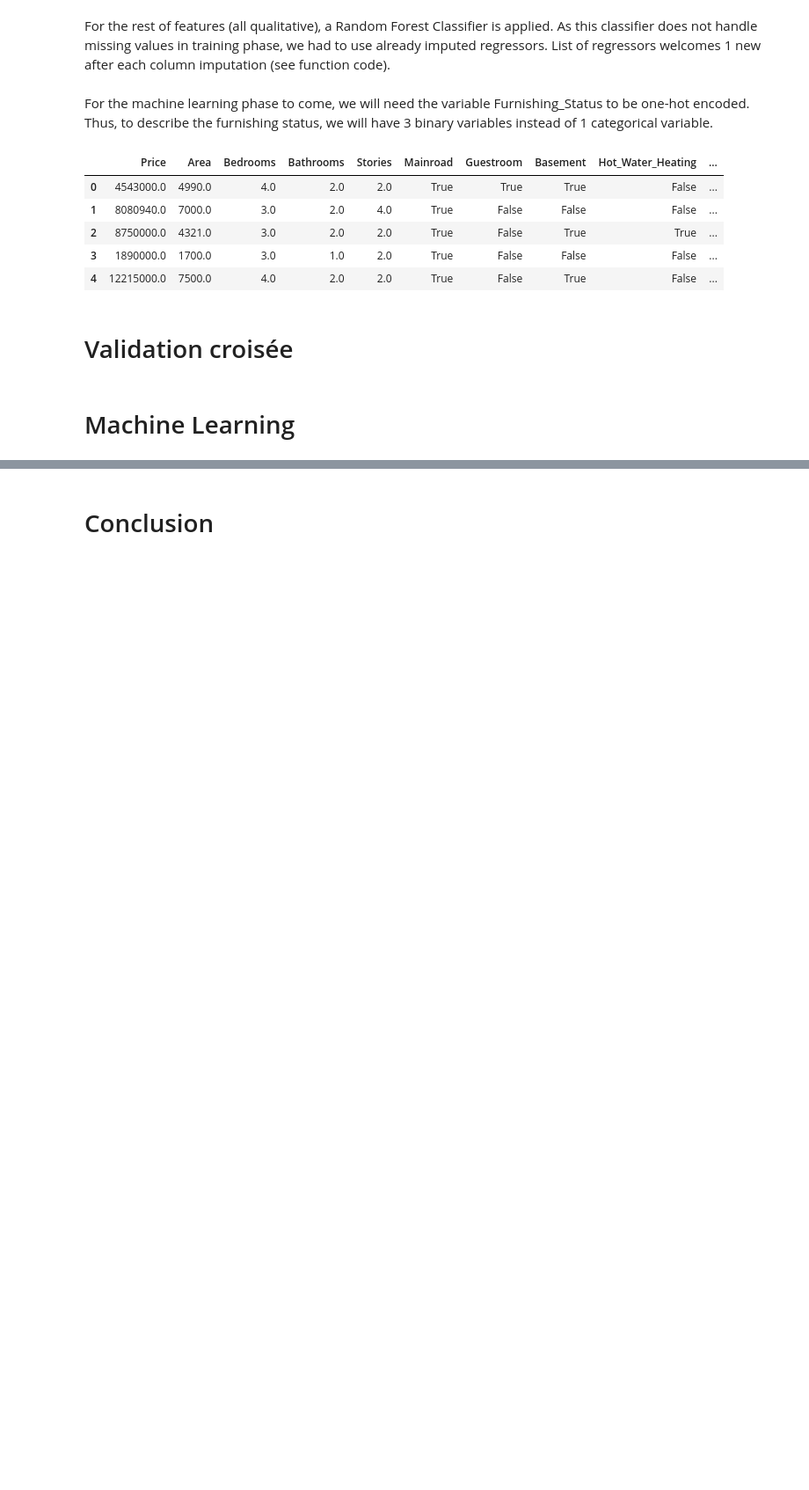
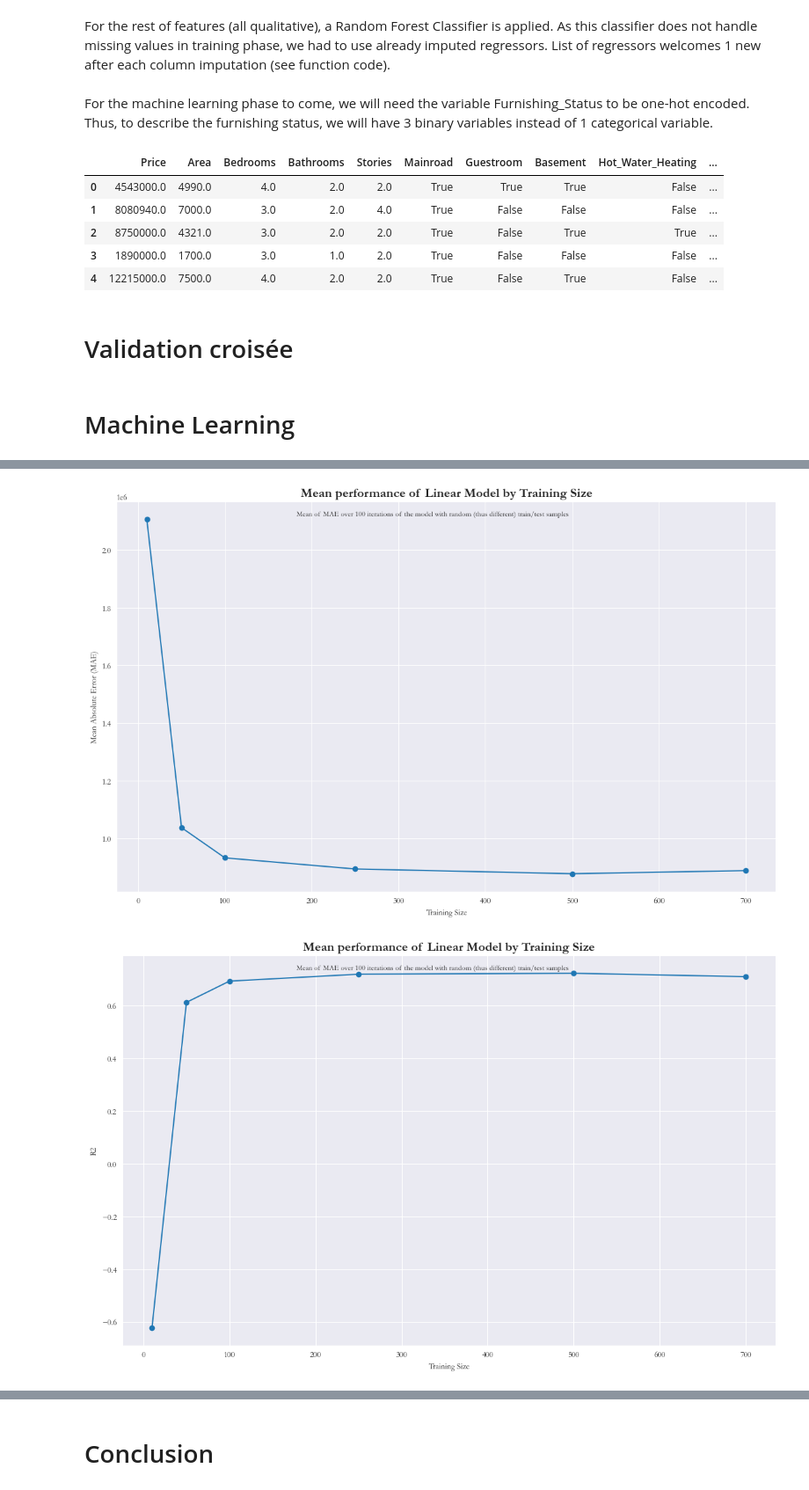
Before and after one commit to ThibaudGENEL/HousingPrice, a Jupyter notebook: notebook.ipynb, the cells around one changed output, grey strips where cells are left out. Shown at 88% size. Cells and saved outputs as stored; diff of their text form; code cells hidden in the pictures; blank space fills up the shorter version.

```diff
--- a/notebook.ipynb
+++ b/notebook.ipynb
@@ -254,0 +277,5 @@ df_encoded.head()
+# %%
+linear_model_n_times(100, df_encoded)
+# %% [output]
+[figure, added]
+[figure, added]
```
Also changed, not shown: parts of 11 cells of this notebook, 2 other files.
